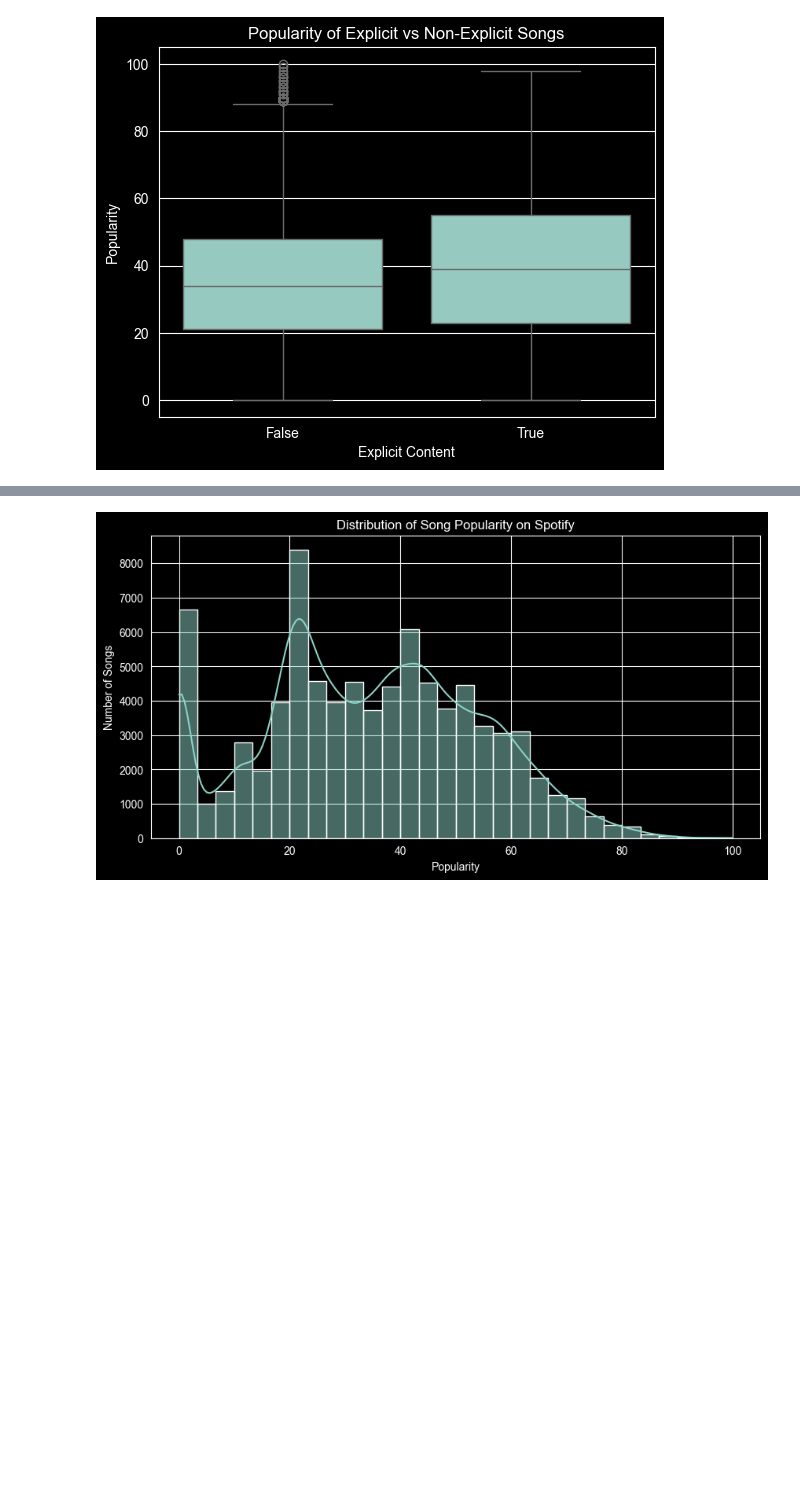
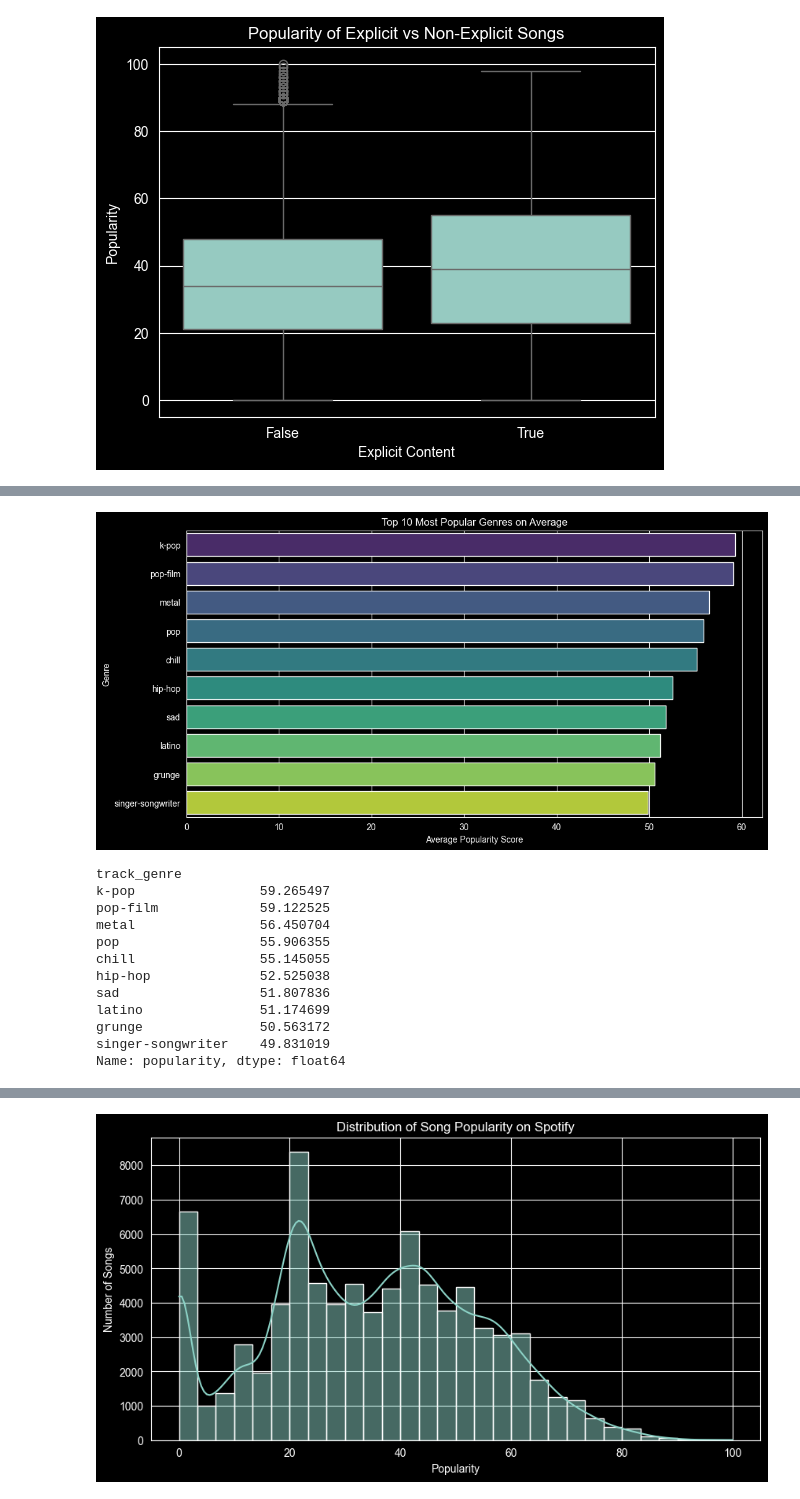
Before and after one commit to crsheehan/SpotifyDataAnalysis, a Jupyter notebook: spotify_eda.ipynb, the cells around one changed output, grey strips where cells are left out. Cells and saved outputs as stored; diff of their text form; code cells hidden in the pictures; blank space fills up the shorter version.

Commit message:
Added a new question 4 analyzing genres with two new plots.

```diff
--- a/spotify_eda.ipynb
+++ b/spotify_eda.ipynb
@@ -263,0 +266,37 @@ First, let's see if popularity is evenly spread, or skewed.
+# %%
+# Group by genre and calculate the mean popularity
+genre_popularity = df.groupby('track_genre')['popularity'].mean().sort_values(ascending=False)
+
+# Get the top 10 genres
+top_10_genres = genre_popularity.head(10)
+
+# Visualize the results
+plt.figure(figsize=(12, 6))
+sns.barplot(
+    x=top_10_genres.values,
+    y=top_10_genres.index,
+    hue=top_10_genres.index,  # Fix: Assign y to hue and set legend=False to remove the warning
+    palette='viridis',
+    legend=False
+)
+plt.title('Top 10 Most Popular Genres on Average')
+plt.title('Top 10 Most Popular Genres on Average')
+plt.xlabel('Average Popularity Score')
+plt.ylabel('Genre')
+plt.show()
+
+print(top_10_genres)
+# %% [output]
+[figure, added]
+track_genre
+k-pop                59.265497
+pop-film             59.122525
+metal                56.450704
+pop                  55.906355
+chill                55.145055
+hip-hop              52.525038
+sad                  51.807836
+latino               51.174699
+grunge               50.563172
+singer-songwriter    49.831019
+Name: popularity, dtype: float64
```
Also changed, not shown: parts of 13 cells of this notebook.
